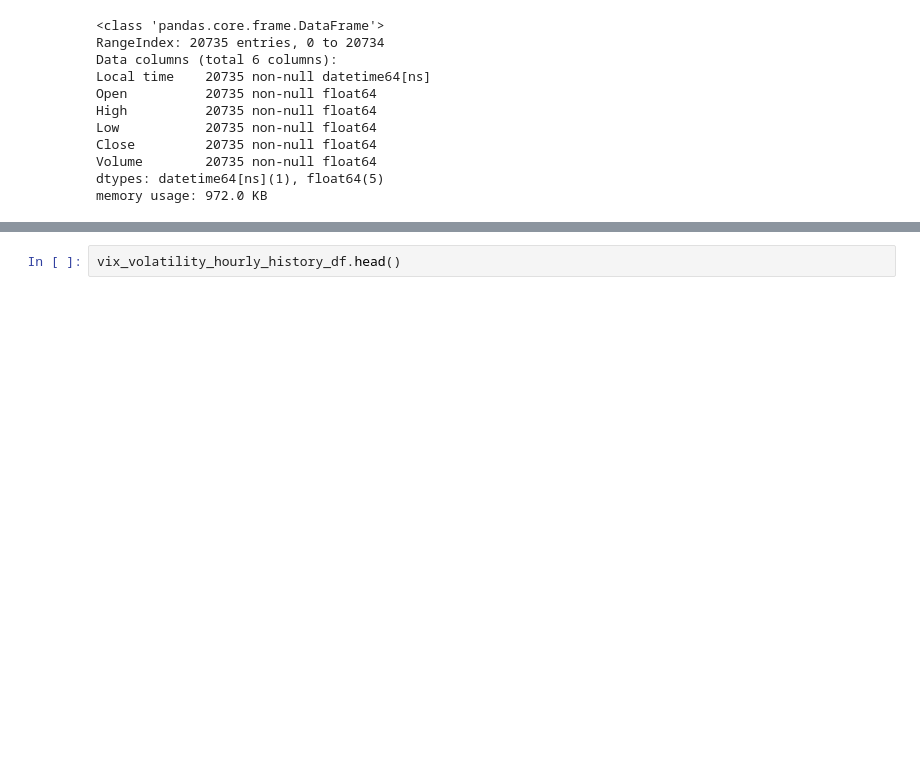
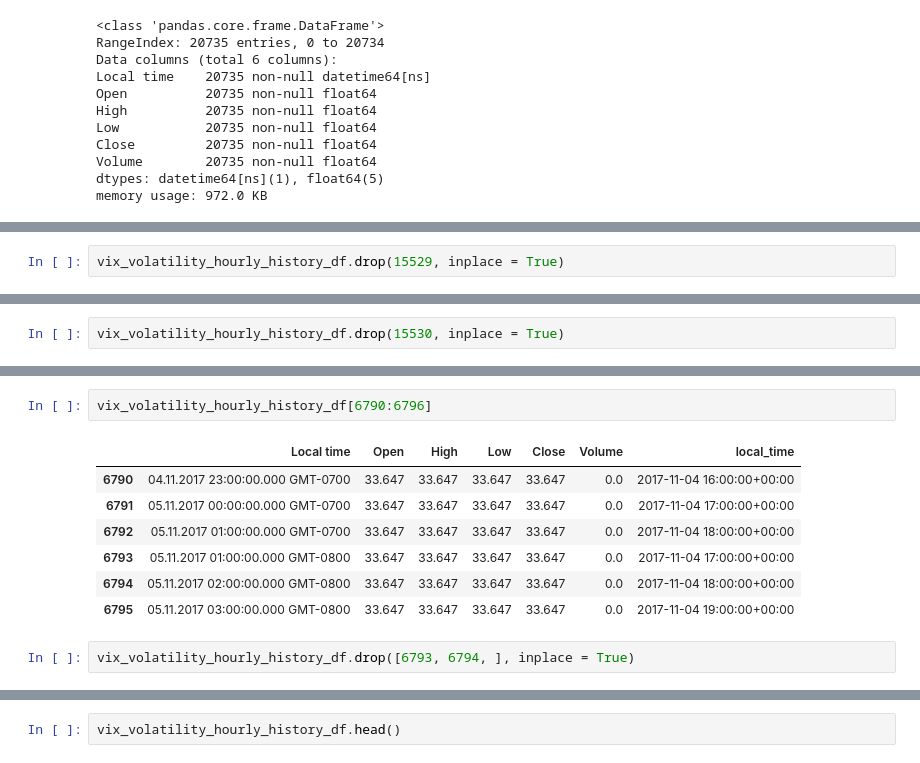
Before and after one commit to MohammadBakir/Bitcoin-Price-Prediction, a Jupyter notebook: crypto_currency_and_market_value_history/VIX EDA hourly.ipynb, the cells around one changed output, grey strips where cells are left out. Drawn from its saved outputs; the diff is of its cells as text; blank space fills up the shorter version.

```diff
--- a/crypto_currency_and_market_value_history/VIX EDA hourly.ipynb
+++ b/crypto_currency_and_market_value_history/VIX EDA hourly.ipynb
@@ -53,0 +69,2 @@ memory usage: 972.0 KB
+# %%
+vix_volatility_hourly_history_df.drop(15529, inplace = True)
@@ -53,0 +80,2 @@ memory usage: 972.0 KB
+# %%
+vix_volatility_hourly_history_df.drop(15530, inplace = True)
@@ -53,0 +88,12 @@ memory usage: 972.0 KB
+# %%
+vix_volatility_hourly_history_df[6790:6796]
+# %% [output]
+|  | Local time | Open | High | Low | Close | Volume | local_time |
+| 6790 | 04.11.2017 23:00:00.000 GMT-0700 | 33.647 | 33.647 | 33.647 | 33.647 | 0.0 | 2017-11-04 16:00:00+00:00 |
+| 6791 | 05.11.2017 00:00:00.000 GMT-0700 | 33.647 | 33.647 | 33.647 | 33.647 | 0.0 | 2017-11-04 17:00:00+00:00 |
+| 6792 | 05.11.2017 01:00:00.000 GMT-0700 | 33.647 | 33.647 | 33.647 | 33.647 | 0.0 | 2017-11-04 18:00:00+00:00 |
+| 6793 | 05.11.2017 01:00:00.000 GMT-0800 | 33.647 | 33.647 | 33.647 | 33.647 | 0.0 | 2017-11-04 17:00:00+00:00 |
+| 6794 | 05.11.2017 02:00:00.000 GMT-0800 | 33.647 | 33.647 | 33.647 | 33.647 | 0.0 | 2017-11-04 18:00:00+00:00 |
+| 6795 | 05.11.2017 03:00:00.000 GMT-0800 | 33.647 | 33.647 | 33.647 | 33.647 | 0.0 | 2017-11-04 19:00:00+00:00 |
+# %%
+vix_volatility_hourly_history_df.drop([6793, 6794, ], inplace = True)
```
Also changed, not shown: parts of 6 cells of this notebook, 1 other file.
